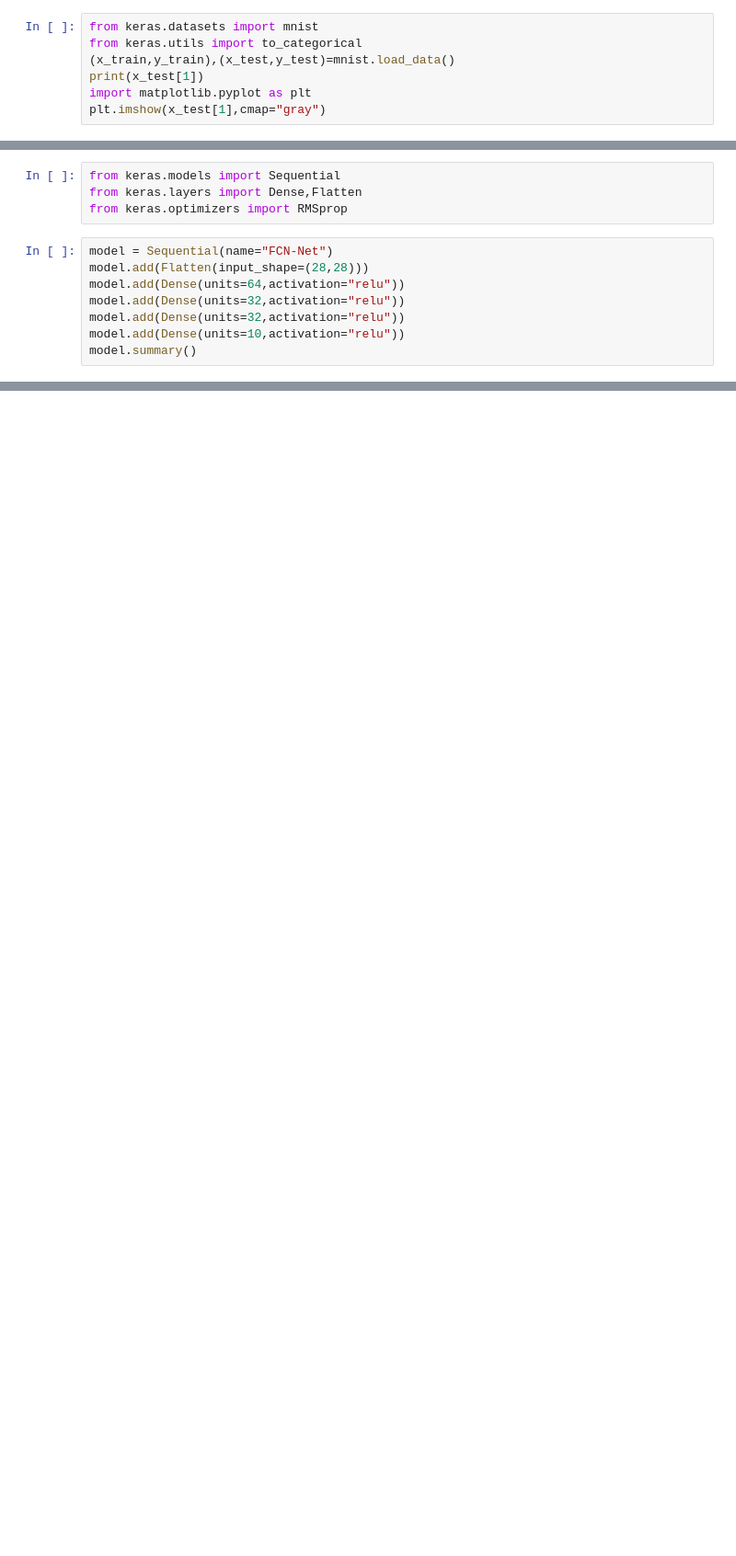
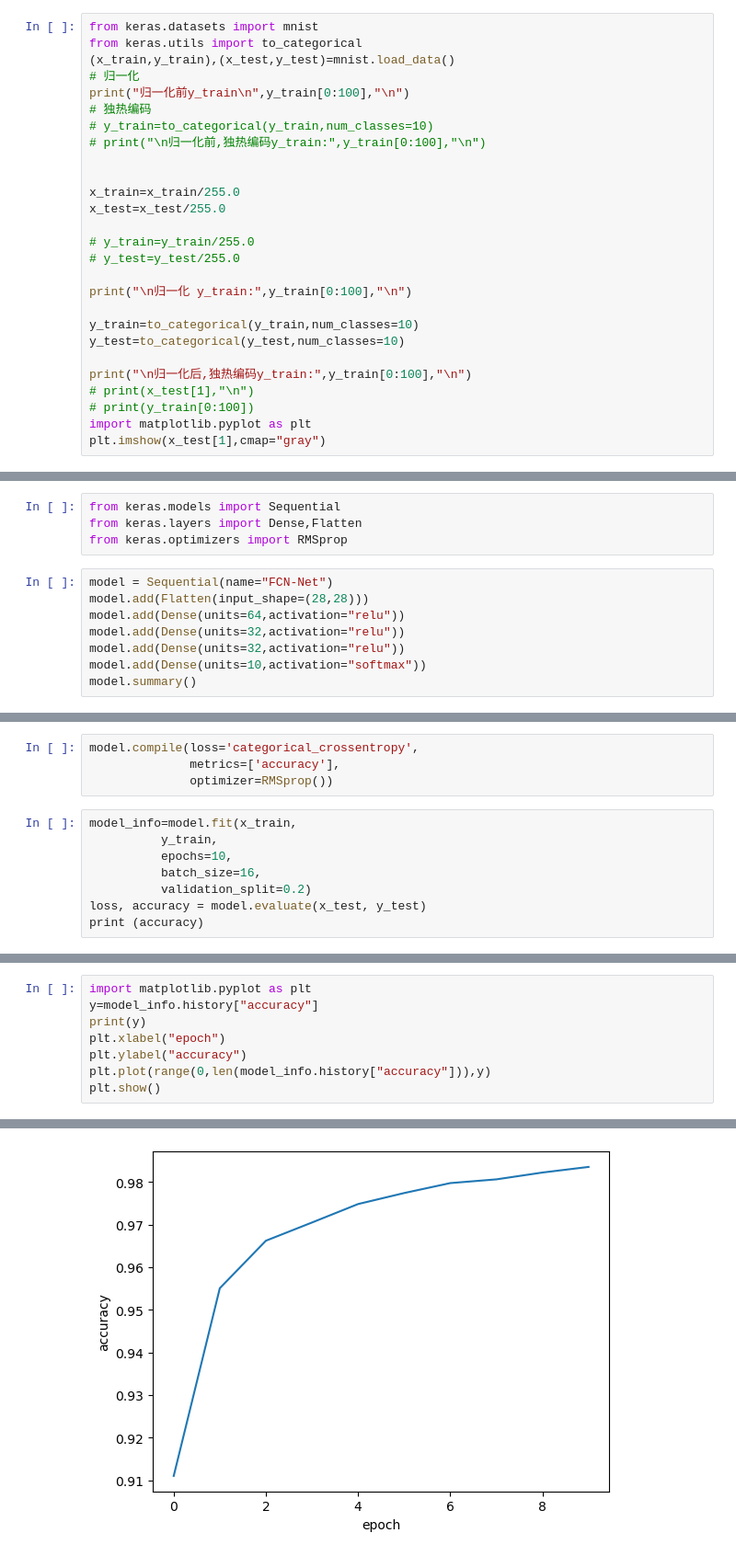
Before and after one commit to Perusona/DP-ML-LING, a Jupyter notebook: FCN-Net/FCN-Net.ipynb, the cells around one changed output, grey strips where cells are left out. Shown: that part at 92% size. Saved outputs shown, nothing was run; the diff lists cells and outputs as text; blank space fills up the shorter version.

```diff
--- a/FCN-Net/FCN-Net.ipynb
+++ b/FCN-Net/FCN-Net.ipynb
@@ -2,7 +2,27 @@
 from keras.datasets import mnist
 from keras.utils import to_categorical
 (x_train,y_train),(x_test,y_test)=mnist.load_data()
-print(x_test[1])
+# 归一化
+print("归一化前y_train\n",y_train[0:100],"\n")
+# 独热编码
+# y_train=to_categorical(y_train,num_classes=10)
+# print("\n归一化前,独热编码y_train:",y_train[0:100],"\n")
+
+
+x_train=x_train/255.0
+x_test=x_test/255.0
+
+# y_train=y_train/255.0
+# y_test=y_test/255.0
+
+print("\n归一化 y_train:",y_train[0:100],"\n")
+
+y_train=to_categorical(y_train,num_classes=10)
+y_test=to_categorical(y_test,num_classes=10)
+
+print("\n归一化后,独热编码y_train:",y_train[0:100],"\n")
+# print(x_test[1],"\n")
+# print(y_train[0:100])
 import matplotlib.pyplot as plt
 plt.imshow(x_test[1],cmap="gray")
 # %% [output]
@@ -35,7 +55,7 @@ model.add(Flatten(input_shape=(28,28)))
 model.add(Dense(units=64,activation="relu"))
 model.add(Dense(units=32,activation="relu"))
 model.add(Dense(units=32,activation="relu"))
-model.add(Dense(units=10,activation="relu"))
+model.add(Dense(units=10,activation="softmax"))
 model.summary()
 # %% [output]
 Model: "FCN-Net"
@@ -57,3 +77,15 @@ Total params: 53,706
 Trainable params: 53,706
 Non-trainable params: 0
 _________________________________________________________________
+# %%
+model.compile(loss='categorical_crossentropy',
+              metrics=['accuracy'],
+              optimizer=RMSprop())
+# %%
+model_info=model.fit(x_train,
+          y_train,
+          epochs=10,
+          batch_size=16,
+          validation_split=0.2)
+loss, accuracy = model.evaluate(x_test, y_test)
+print (accuracy)
@@ -59,0 +110,9 @@ _________________________________________________________________
+# %%
+import matplotlib.pyplot as plt
+y=model_info.history["accuracy"]
+print(y)
+plt.xlabel("epoch")
+plt.ylabel("accuracy")
+plt.plot(range(0,len(model_info.history["accuracy"])),y)
+plt.show()
+# %% [output]
@@ -59,0 +120 @@ _________________________________________________________________
+[figure, added]
```
Also changed, not shown: parts of 4 cells of this notebook, 2 other files.
